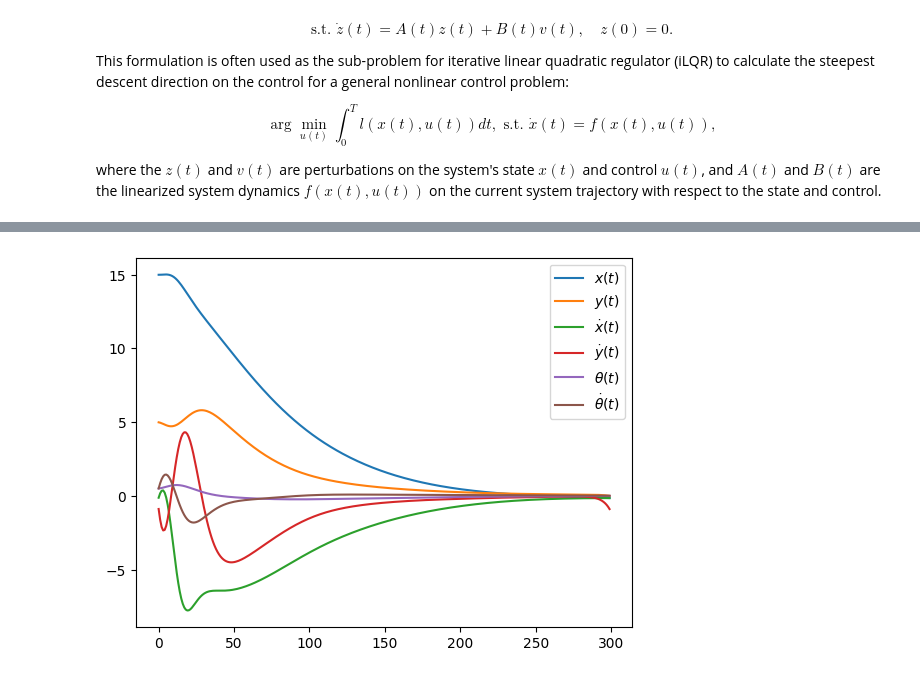
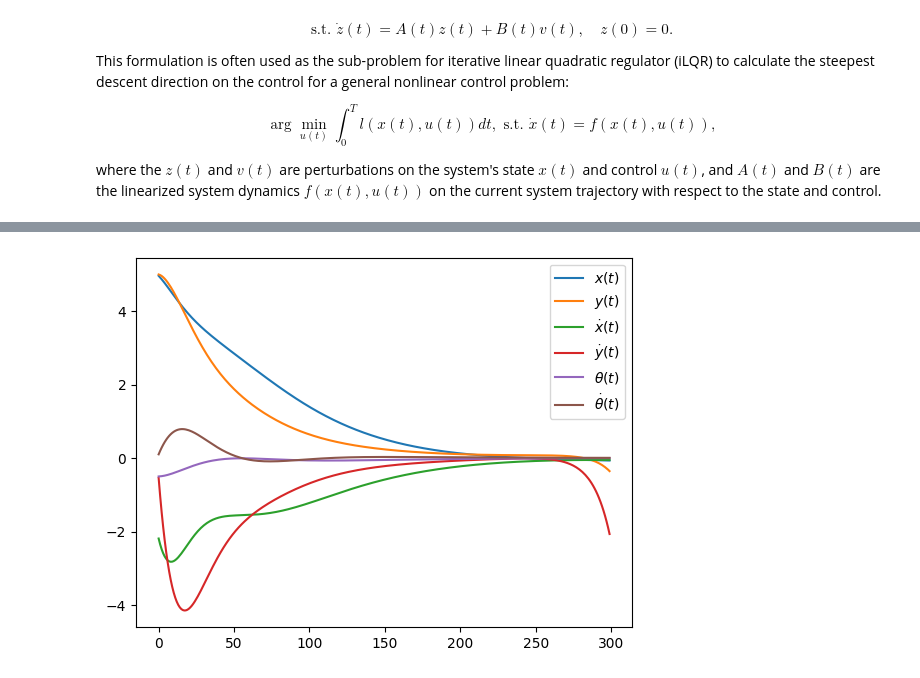
Before and after one commit to TianyuQ/psel_jax, a Jupyter notebook: examples/ilqr_example.ipynb, the cells around one changed output, grey strips where cells are left out. Drawn from its saved outputs; the diff is of its cells as text; code cells hidden in the pictures.

```diff
--- a/examples/ilqr_example.ipynb
+++ b/examples/ilqr_example.ipynb
@@ -26,7 +26,7 @@ $$
 
 where the $z(t)$ and $v(t)$ are perturbations on the system's state $x(t)$ and control $u(t)$, and $A(t)$ and $B(t)$ are the linearized system dynamics $f(x(t), u(t))$ on the current system trajectory with respect to the state and control.
 # %%
-class DroneILQR(iLQR):
+class RocketILQR(iLQR):
     def __init__(self, dt, x_dim, u_dim, Q, R):
         super().__init__(dt, x_dim, u_dim, Q, R)
 
@@ -45,17 +45,17 @@ class DroneILQR(iLQR):
         return jnp.array([dx, dy, dvx, dvy, dtheta, domega])
 # %%
 Q = jnp.diag(jnp.array([100.0, 100.0, 10.0, 10.0, 1000.0, 100.0])) * 0.001
-R = jnp.diag(jnp.array([1.0, 1.0])) * 0.001
+R = jnp.diag(jnp.array([1.0, 1.0])) * 0.01
 
-drone_ilqr = DroneILQR(dt=0.02, x_dim=6, u_dim=2, Q=Q, R=R)
+rocket_ilqr = RocketILQR(dt=0.02, x_dim=6, u_dim=2, Q=Q, R=R)
 # %%
 def runtime_loss(xt, ut, target):
     state_error = (xt - target) * jnp.array([1.0, 1.0, 1.0, 1.0, 10.0, 1.0])
-    return jnp.sum(state_error**2) + 0.01 * jnp.sum(ut**2)
+    return jnp.sum(state_error**2) + 0.05 * jnp.sum(ut**2)
 
 @jit
 def loss(x_traj, u_traj, target):
-    return vmap(runtime_loss, in_axes=(0, 0, None))(x_traj, u_traj, target).sum() * drone_ilqr.dt
+    return vmap(runtime_loss, in_axes=(0, 0, None))(x_traj, u_traj, target).sum() * rocket_ilqr.dt
 
 @jit
 def linearize_loss(x_traj, u_traj, target):
@@ -68,32 +68,32 @@ def linearize_loss(x_traj, u_traj, target):
 @jit
 def line_search(x0, u_traj, v_traj, step_sizes, target):
     u_traj_batch = u_traj[None, :, :] + step_sizes[:, None, None] * v_traj[None, :, :]
-    x_traj_batch = vmap(drone_ilqr.dyn_scan, in_axes=(None,0))(x0, u_traj_batch)
+    x_traj_batch = vmap(rocket_ilqr.dyn_scan, in_axes=(None,0))(x0, u_traj_batch)
     costs = vmap(loss, in_axes=(0,0,None))(x_traj_batch, u_traj_batch, target)
     return step_sizes[jnp.argmin(costs)]
 
 target = jnp.zeros(6)
-x0 = jnp.array([15.0, 5.0, -0.5, 0.0, 0.5, 0.1])
+x0 = jnp.array([5.0, 5.0, -2.0, 0.0, -0.5, 0.0])
 tsteps = 300
 tlist = jnp.arange(tsteps)
-u_traj = jnp.zeros((tsteps, 2))
-x_traj = drone_ilqr.dyn_scan(x0, u_traj)
+u_traj = jnp.zeros((tsteps, 2)) + 0.2
+x_traj = rocket_ilqr.dyn_scan(x0, u_traj)
 
-num_iters = 100
+num_iters = 50
 step_sizes = jnp.power(10.0, jnp.linspace(-3.0, -1.0, 30))
 for iter in range(num_iters+1):
-    x_traj, A_traj, B_traj = drone_ilqr.linearize_dyn(x0, u_traj)
+    x_traj, A_traj, B_traj = rocket_ilqr.linearize_dyn(x0, u_traj)
     a_traj, b_traj = linearize_loss(x_traj, u_traj, target)
 
-    v_traj, _ = drone_ilqr.solve(A_traj, B_traj, a_traj, b_traj)
+    v_traj, _ = rocket_ilqr.solve(A_traj, B_traj, a_traj, b_traj)
     step_size = line_search(x0, u_traj, v_traj, step_sizes, target)
     u_traj += step_size * v_traj
-    if iter % 10 == 0:
-        x_traj = drone_ilqr.dyn_scan(x0, u_traj)
+    if iter % int(num_iters/10) == 0:
+        x_traj = rocket_ilqr.dyn_scan(x0, u_traj)
         loss_val = loss(x_traj, u_traj, target)
-        print(f'iter[{iter:3d}] - loss: {loss_val:9.4f} | step_size: {step_size:.4f}')
+        print(f'iter[{iter:2d}] - loss: {loss_val:9.4f} | step_size: {step_size:.4f}')
 
-opt_x_traj = drone_ilqr.dyn_scan(x0, u_traj)
+opt_x_traj = rocket_ilqr.dyn_scan(x0, u_traj)
 plt.plot(opt_x_traj[:,0], label=r'$x(t)$')
 plt.plot(opt_x_traj[:,1], label=r'$y(t)$')
 plt.plot(opt_x_traj[:,2], label=r'$\dot{x}(t)$')
@@ -118,4 +118,4 @@ iter[100] - loss:  414.8936 | step_size: 0.0030
-[figure, old version]
+[figure, new version]
 # %%
 import numpy as np
 import matplotlib.pyplot as plt
```
Also changed, not shown: parts of 2 cells of this notebook, 3 other files.
